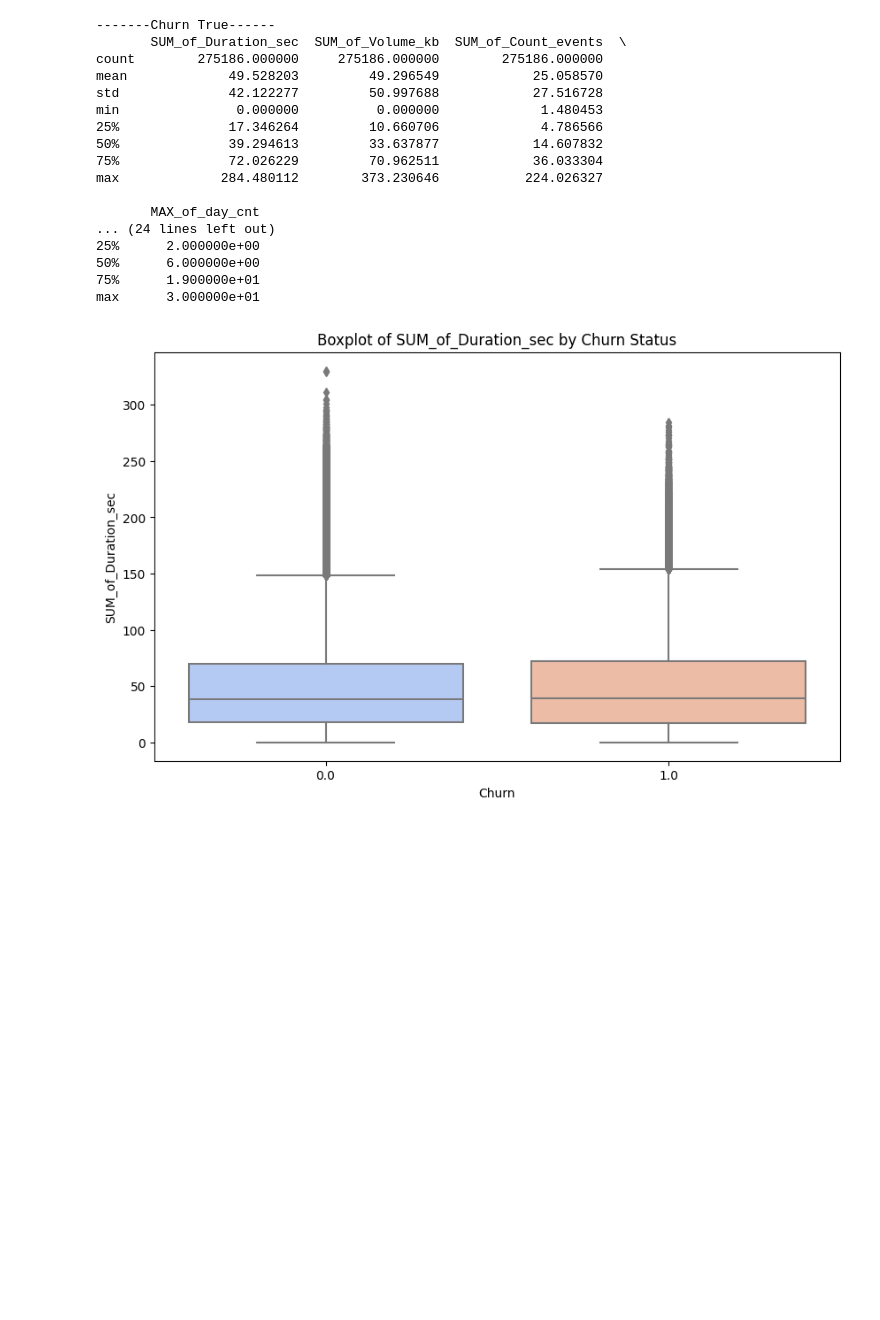
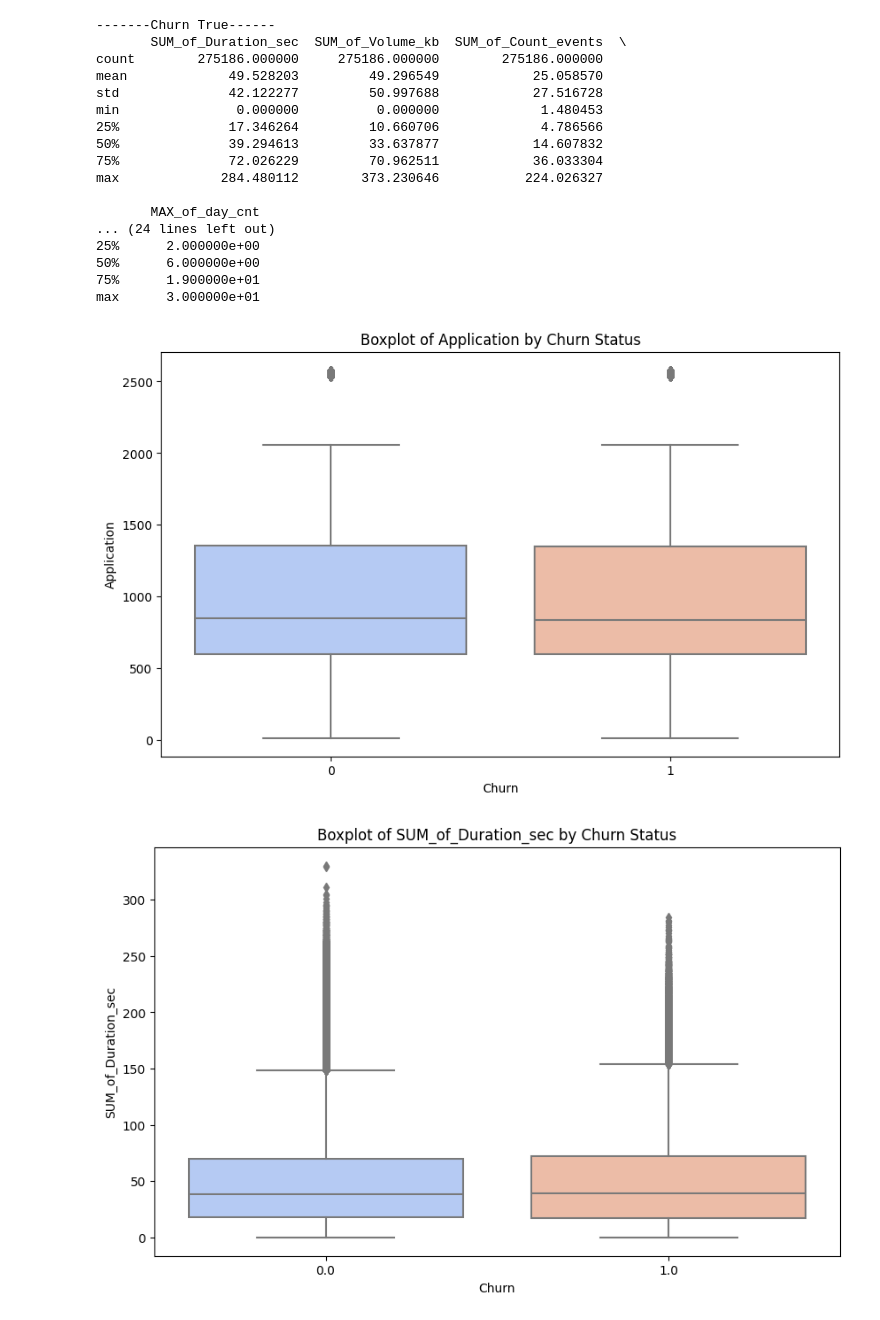
Before and after one commit to bezrukavyi/ML-churn-prediction, a Jupyter notebook: project_step_3.ipynb, the cells around one changed output. Drawn from its saved outputs; the diff is of its cells as text; code cells hidden in the pictures; blank space fills up the shorter version.

```diff
--- a/project_step_3.ipynb
+++ b/project_step_3.ipynb
@@ -89,6 +89,28 @@ max             284.480112        373.230646           224.026327
 50%      6.000000e+00
 75%      1.900000e+01
 max      3.000000e+01
+# %%
+import seaborn as sns
+import matplotlib.pyplot as plt
+
+df_train_dpi_groupped_by_abon = df_train_dpi.groupby(["abon_id", "Application"]).size().reset_index(name="count")
+
+df_train_dpi_groupped_by_abon.set_index("abon_id", inplace=True)
+
+df_train_dpi_groupped_by_abon["target"] = df_train_dpi.groupby("abon_id")["target"].first()
+df_train_dpi_groupped_by_abon["target"] = df_train_dpi_groupped_by_abon["target"].astype(int)
+
+df_train_dpi_groupped_by_abon.reset_index(inplace=True)
+
+for column in ["Application"]:
+    plt.figure(figsize=(10, 6))
+    sns.boxplot(x="target", y=column, data=df_train_dpi_groupped_by_abon, palette="coolwarm")
+    plt.title(f"Boxplot of {column} by Churn Status")
+    plt.xlabel("Churn")
+    plt.ylabel(column)
+    plt.show()
+# %% [output]
+[figure, added]
 # %%
 import seaborn as sns
 
```
Also changed, not shown: parts of 8 cells of this notebook.
